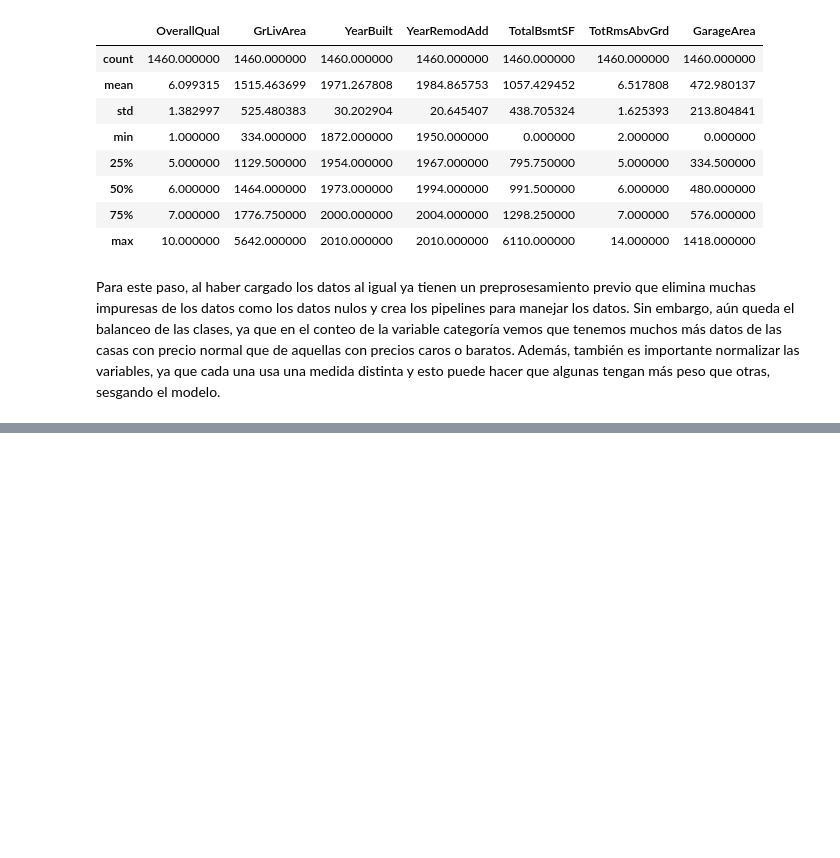
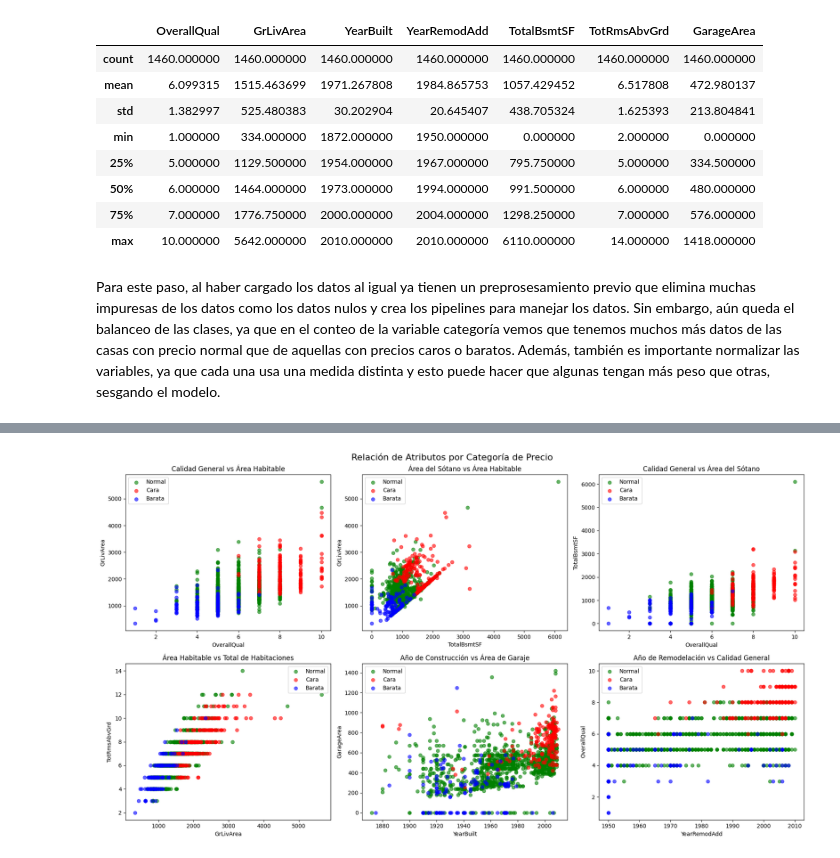
Before and after one commit to DiegoGarV/HDT8-DM, a Jupyter notebook: SVM.ipynb, the cells around one changed output, grey strips where cells are left out. Drawn from its saved outputs; the diff is of its cells as text; code cells hidden in the pictures; blank space fills up the shorter version.

```diff
--- a/SVM.ipynb
+++ b/SVM.ipynb
@@ -120,0 +132,74 @@ svm_clf.fit(X_train_clf_prep, y_train_clf)
+# %%
+categoria_colores = {
+    'Barata': 'blue',
+    'Normal': 'green',
+    'Cara': 'red'
+}
+
+fig, axs = plt.subplots(2, 3, figsize=(18, 10))
+fig.suptitle('Relación de Atributos por Categoría de Precio', fontsize=16)
+
+# Gráfico 1: OverallQual vs GrLivArea
+for categoria in train['Categoria'].unique():
+    subset = train[train['Categoria'] == categoria]
+    axs[0, 0].scatter(subset['OverallQual'], subset['GrLivArea'],
+                      label=categoria, color=categoria_colores[categoria], alpha=0.6)
+axs[0, 0].set_xlabel('OverallQual')
+axs[0, 0].set_ylabel('GrLivArea')
+axs[0, 0].set_title('Calidad General vs Área Habitable')
+axs[0, 0].legend()
+
+# Gráfico 2: TotalBsmtSF vs GrLivArea
+for categoria in train['Categoria'].unique():
+    subset = train[train['Categoria'] == categoria]
+    axs[0, 1].scatter(subset['TotalBsmtSF'], subset['GrLivArea'],
+                      label=categoria, color=categoria_colores[categoria], alpha=0.6)
+axs[0, 1].set_xlabel('TotalBsmtSF')
+axs[0, 1].set_ylabel('GrLivArea')
+axs[0, 1].set_title('Área del Sótano vs Área Habitable')
+axs[0, 1].legend()
+
+# Gráfico 3: OverallQual vs TotalBsmtSF
+for categoria in train['Categoria'].unique():
+    subset = train[train['Categoria'] == categoria]
+    axs[0, 2].scatter(subset['OverallQual'], subset['TotalBsmtSF'],
+                      label=categoria, color=categoria_colores[categoria], alpha=0.6)
+axs[0, 2].set_xlabel('OverallQual')
+axs[0, 2].set_ylabel('TotalBsmtSF')
+axs[0, 2].set_title('Calidad General vs Área del Sótano')
+axs[0, 2].legend()
+
+# Gráfico 4: GrLivArea vs TotRmsAbvGrd
+for categoria in train['Categoria'].unique():
+    subset = train[train['Categoria'] == categoria]
+    axs[1, 0].scatter(subset['GrLivArea'], subset['TotRmsAbvGrd'],
+                      label=categoria, color=categoria_colores[categoria], alpha=0.6)
+axs[1, 0].set_xlabel('GrLivArea')
+axs[1, 0].set_ylabel('TotRmsAbvGrd')
+axs[1, 0].set_title('Área Habitable vs Total de Habitaciones')
+axs[1, 0].legend()
+
+# Gráfico 5: YearBuilt vs GarageArea
+for categoria in train['Categoria'].unique():
+    subset = train[train['Categoria'] == categoria]
+    axs[1, 1].scatter(subset['YearBuilt'], subset['GarageArea'],
+                      label=categoria, color=categoria_colores[categoria], alpha=0.6)
+axs[1, 1].set_xlabel('YearBuilt')
+axs[1, 1].set_ylabel('GarageArea')
+axs[1, 1].set_title('Año de Construcción vs Área de Garaje')
+axs[1, 1].legend()
+
+# Gráfico 6: YearRemodAdd vs OverallQual
+for categoria in train['Categoria'].unique():
+    subset = train[train['Categoria'] == categoria]
+    axs[1, 2].scatter(subset['YearRemodAdd'], subset['OverallQual'],
+                      label=categoria, color=categoria_colores[categoria], alpha=0.6)
+axs[1, 2].set_xlabel('YearRemodAdd')
+axs[1, 2].set_ylabel('OverallQual')
+axs[1, 2].set_title('Año de Remodelación vs Calidad General')
+axs[1, 2].legend()
+
+plt.tight_layout()
+plt.show()
+# %% [output]
+[figure, added]
```
Also changed, not shown: parts of 8 cells of this notebook.
